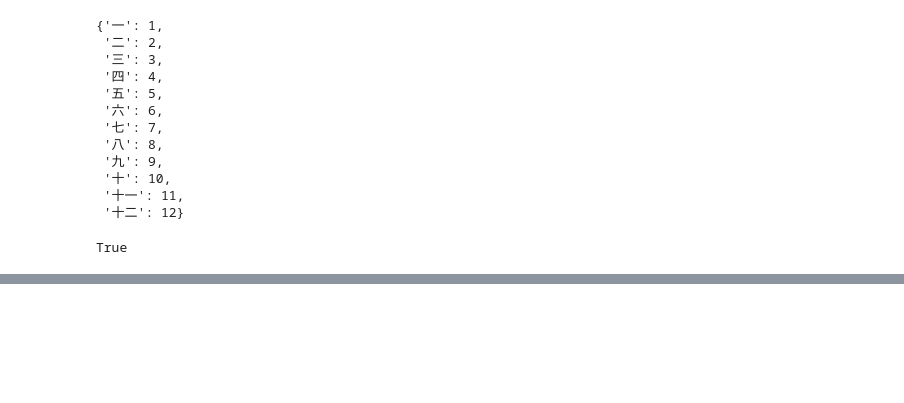
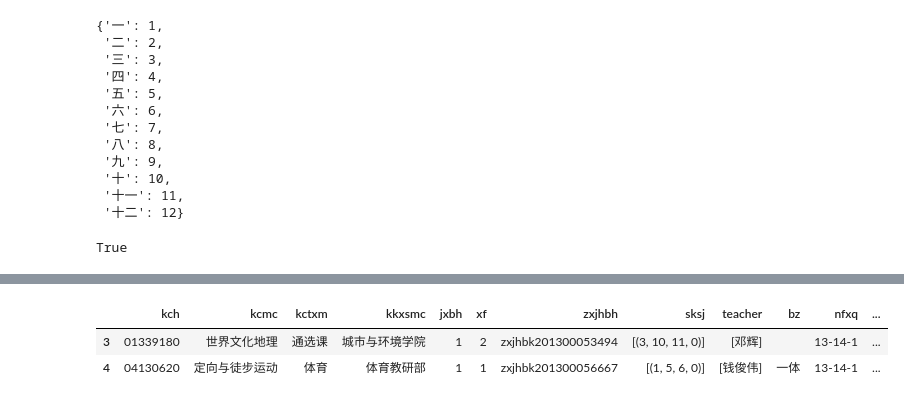
Before and after one commit to XueFengBoyanLiu/didjqwfoqejfhiohqeo, a Jupyter notebook: test.ipynb, the cells around one changed output, grey strips where cells are left out. Saved outputs shown, nothing was run; the diff lists cells and outputs as text; code cells hidden in the pictures; blank space fills up the shorter version.

```diff
--- a/test.ipynb
+++ b/test.ipynb
@@ -216,0 +196,7 @@ kch='00432150'
+# %%
+df2=df.loc[3:4]
+df2
+# %% [output]
+|  | kch | kcmc | kctxm | kkxsmc | jxbh | xf | zxjhbh | sksj | teacher | bz | nfxq | ... |
+| 3 | 01339180 | 世界文化地理 | 通选课 | 城市与环境学院 | 1 | 2 | zxjhbk201300053494 | [(3, 10, 11, 0)] | [邓辉] |  | 13-14-1 | ... |
+| 4 | 04130620 | 定向与徒步运动 | 体育 | 体育教研部 | 1 | 1 | zxjhbk201300056667 | [(1, 5, 6, 0)] | [钱俊伟] | 一体 | 13-14-1 | ... |
```
Also changed, not shown: parts of 6 cells of this notebook, 4 other files.
